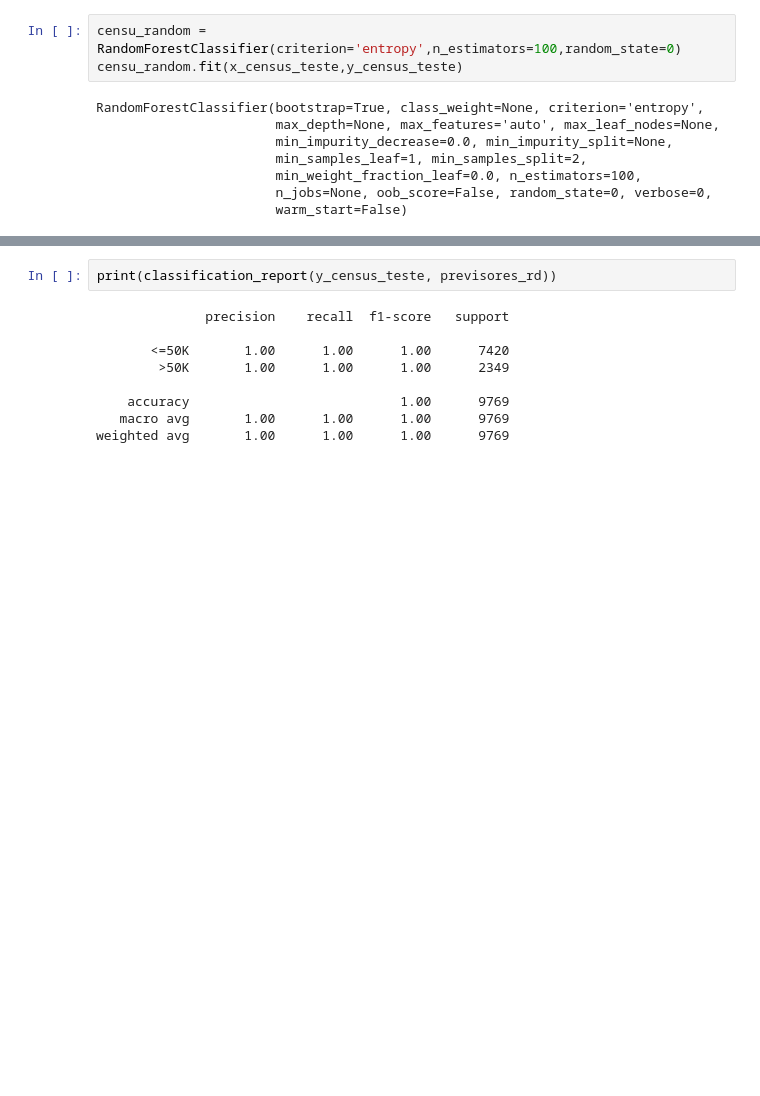
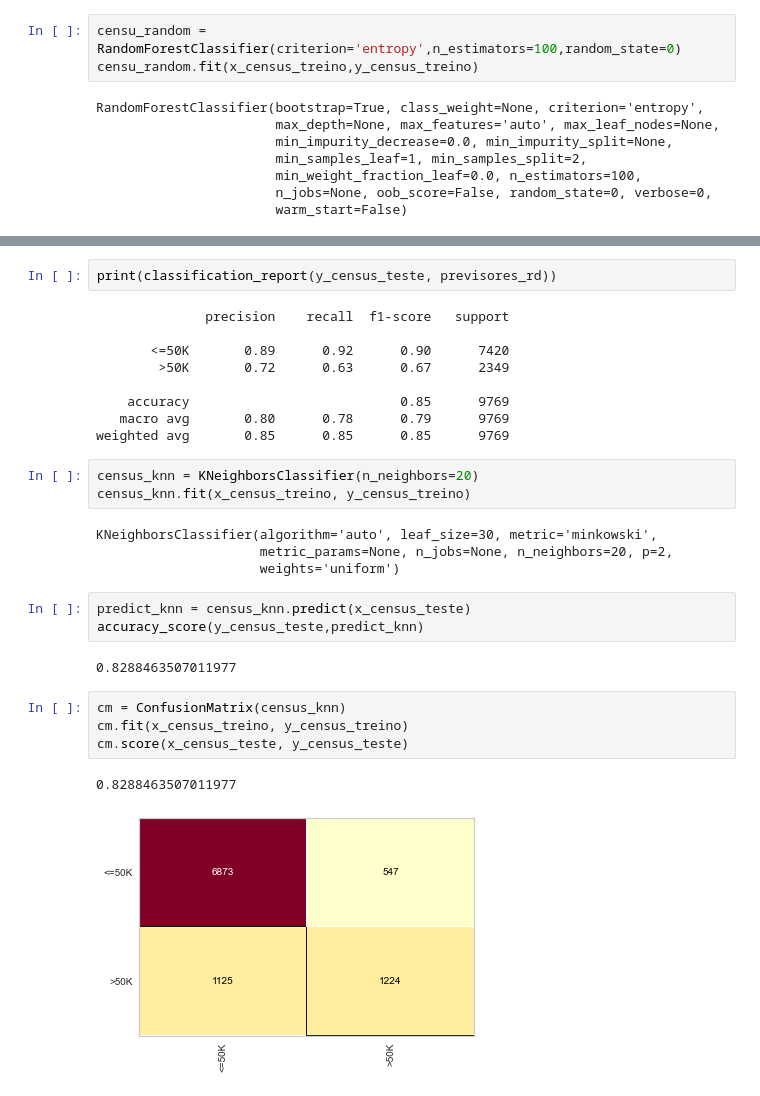
Before and after one commit to ayslanleal/credit-risk-classifier, a Jupyter notebook: training-censu.ipynb, the cells around one changed output, grey strips where cells are left out. Drawn from its saved outputs; the diff is of its cells as text; blank space fills up the shorter version.

```diff
--- a/training-censu.ipynb
+++ b/training-censu.ipynb
@@ -88,7 +89,7 @@ plt.show()
 [figure]
 # %%
 censu_random = RandomForestClassifier(criterion='entropy',n_estimators=100,random_state=0)
-censu_random.fit(x_census_teste,y_census_teste)
+censu_random.fit(x_census_treino,y_census_treino)
 # %% [output]
 RandomForestClassifier(bootstrap=True, class_weight=None, criterion='entropy',
                        max_depth=None, max_features='auto', max_leaf_nodes=None,
@@ -114,9 +115,28 @@ print(classification_report(y_census_teste, previsores_rd))
 # %% [output]
               precision    recall  f1-score   support
 
-       <=50K       1.00      1.00      1.00      7420
-        >50K       1.00      1.00      1.00      2349
+       <=50K       0.89      0.92      0.90      7420
+        >50K       0.72      0.63      0.67      2349
 
-    accuracy                           1.00      9769
-   macro avg       1.00      1.00      1.00      9769
-weighted avg       1.00      1.00      1.00      9769
+    accuracy                           0.85      9769
+   macro avg       0.80      0.78      0.79      9769
+weighted avg       0.85      0.85      0.85      9769
+# %%
+census_knn = KNeighborsClassifier(n_neighbors=20)
+census_knn.fit(x_census_treino, y_census_treino)
+# %% [output]
+KNeighborsClassifier(algorithm='auto', leaf_size=30, metric='minkowski',
+                     metric_params=None, n_jobs=None, n_neighbors=20, p=2,
+                     weights='uniform')
+# %%
+predict_knn = census_knn.predict(x_census_teste)
+accuracy_score(y_census_teste,predict_knn)
+# %% [output]
+0.8288463507011977
+# %%
+cm = ConfusionMatrix(census_knn)
+cm.fit(x_census_treino, y_census_treino)
+cm.score(x_census_teste, y_census_teste)
+# %% [output]
+0.8288463507011977
+[figure, added]
```
Also changed, not shown: parts of 3 cells of this notebook.
